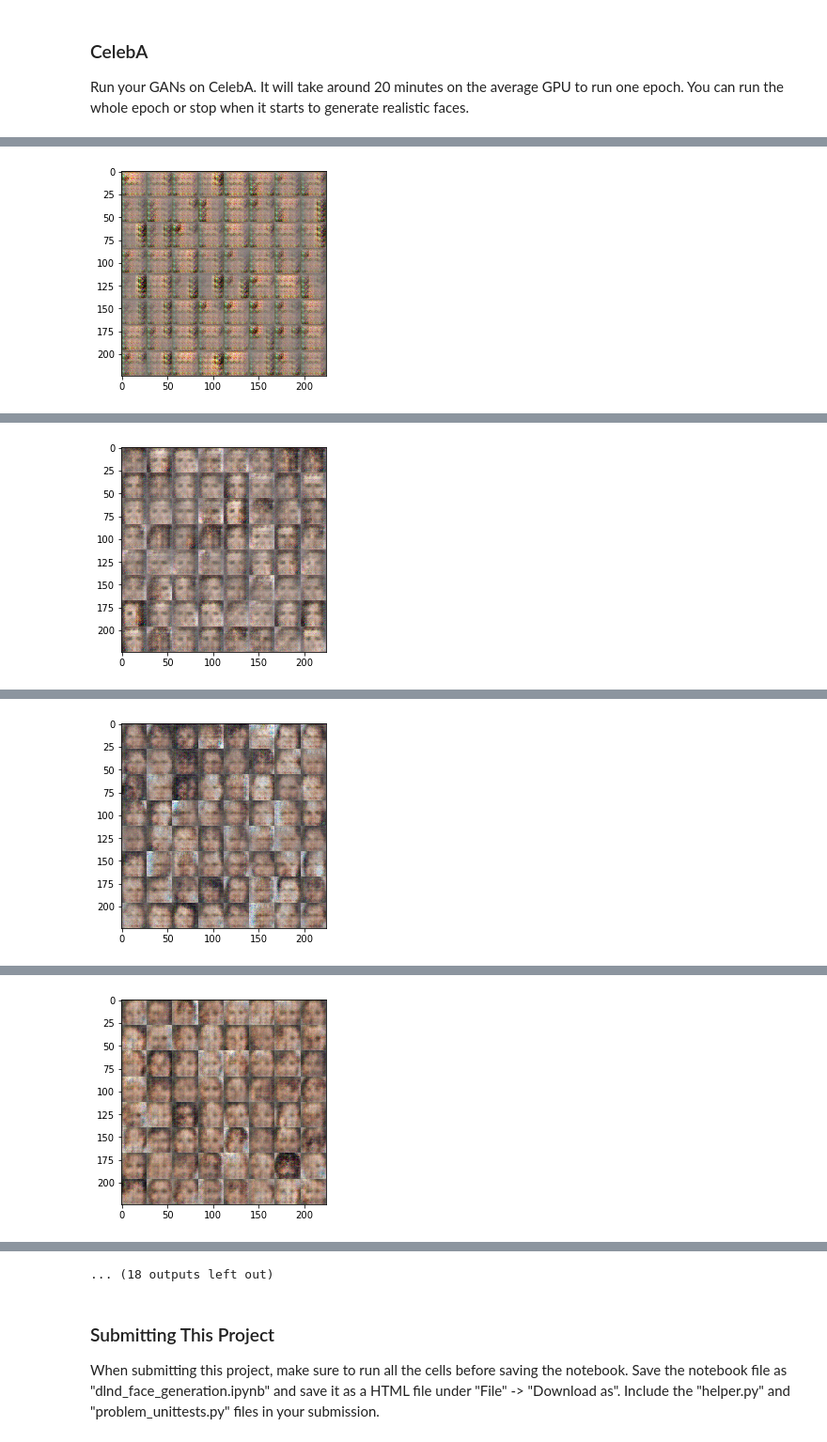
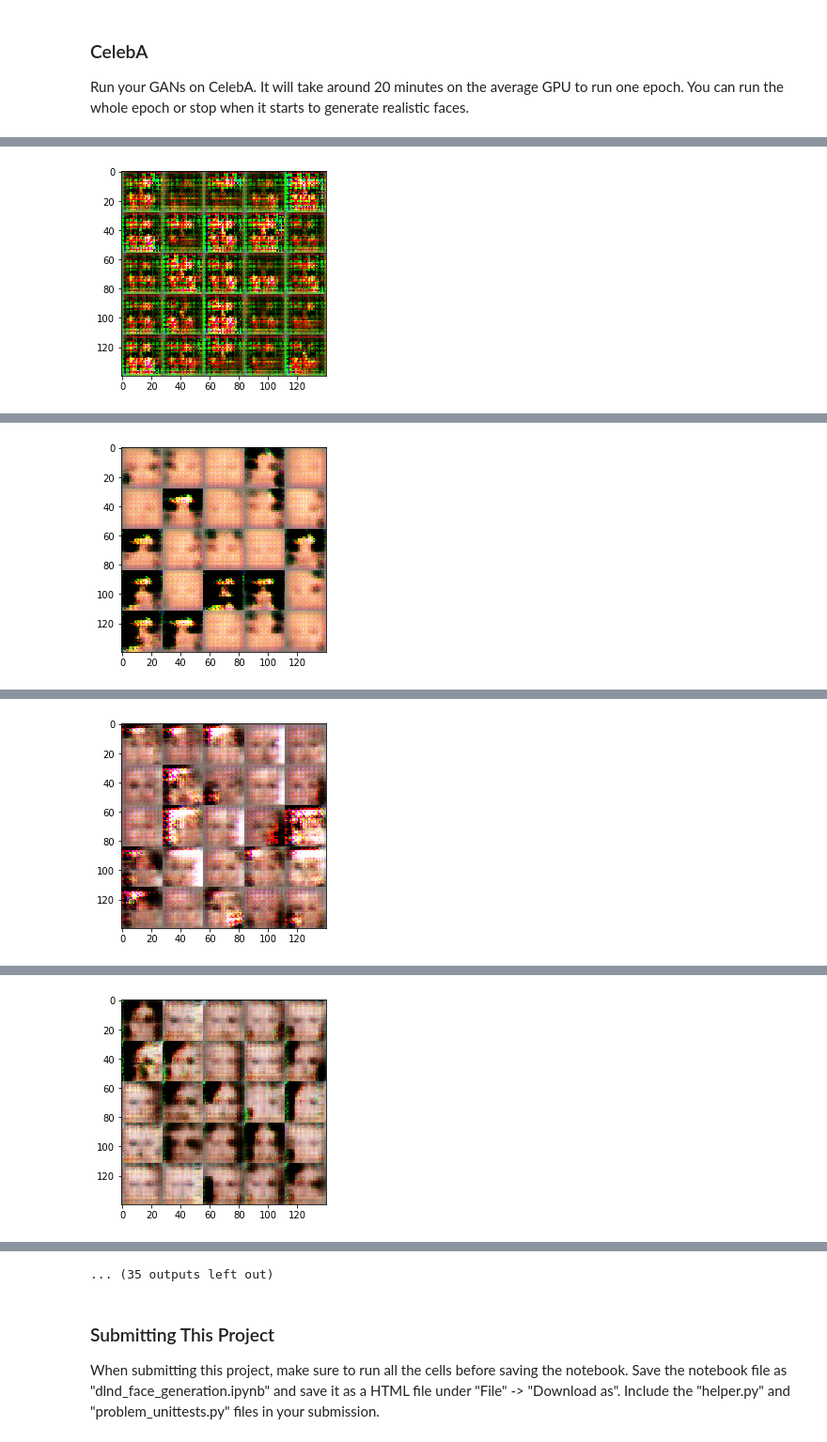
Before and after one commit to samindaa/deep-learning, a Jupyter notebook: face_generation/dlnd_face_generation.ipynb, the cells around one changed output, grey strips where cells are left out. Shown at 94% size. Cells and saved outputs as stored; diff of their text form; code cells hidden in the pictures.

```diff
--- a/face_generation/dlnd_face_generation.ipynb
+++ b/face_generation/dlnd_face_generation.ipynb
@@ -301,8 +301,13 @@ def model_opt(d_loss, g_loss, learning_rate, beta1):
     d_vars = [var for var in t_vars if var.name.startswith('discriminator')]
     g_vars = [var for var in t_vars if var.name.startswith('generator')]
 
+
     d_train_opt = tf.train.AdamOptimizer(learning_rate = learning_rate, beta1 = beta1).minimize(d_loss, var_list=d_vars)
-    g_train_opt = tf.train.AdamOptimizer(learning_rate = learning_rate, beta1 = beta1).minimize(g_loss, var_list=g_vars)
+
+    update_ops = tf.get_collection(tf.GraphKeys.UPDATE_OPS)
+    g_updates = [opt for opt in update_ops if opt.name.startswith('generator')]
+    with tf.control_dependencies(g_updates):
+        g_train_opt = tf.train.AdamOptimizer(learning_rate = learning_rate, beta1 = beta1).minimize(g_loss, var_list=g_vars)
 
     return d_train_opt, g_train_opt
 
@@ -371,28 +376,41 @@ def train(epoch_count, batch_size, z_dim, learning_rate, beta1, get_batches, dat
     d_loss, g_loss = model_loss(input_real, input_z, data_shape[-1])
     d_train_opt, g_train_opt = model_opt(d_loss, g_loss, lr, beta1)
 
-    saver = tf.train.Saver()
+    steps = 0
+    n_images = 25
+    show_output_step = 100
+    print_loss_step = 20
+    losses = []
 
     with tf.Session() as sess:
         sess.run(tf.global_variables_initializer())
         for epoch_i in range(epoch_count):
-            batch_count = 0
             for batch_images in get_batches(batch_size):
                 # TODO: Train Model
+
+                steps += 1
+
                 # Sample random noise for G
                 batch_z = np.random.uniform(-1, 1, size=(batch_size, z_dim))
 
                 # Run optimizers
+                batch_images *= 2
                 _ = sess.run(d_train_opt, feed_dict={input_real: batch_images,
                                                      input_z: batch_z,
                                                      lr: learning_rate})
                 _ = sess.run(g_train_opt, feed_dict={input_z: batch_z,
                                                      lr: learning_rate})
+                if steps % print_loss_step == 0:
+                    train_loss_d = d_loss.eval({input_z: batch_z, input_real: batch_images})
+                    train_loss_g = g_loss.eval({input_z: batch_z})
 
-                batch_count += 1
-                if batch_count % 100 == 0:
-                    print("epoch: {} batch_count: {}".format(epoch_i, batch_count))
-                    show_generator_output(sess, 64, input_z,  data_shape[-1], data_image_mode)
+                    print("Epoch {}/{}...".format(epoch_i+1, epoch_count),
+                          "Discriminator Loss: {:.4f}...".format(train_loss_d),
+                          "Generator Loss: {:.4f}".format(train_loss_g))
+                    losses.append((train_loss_d, train_loss_g))
+
+                if steps % show_output_step == 0:
+                    show_generator_output(sess, 25, input_z,  data_shape[-1], data_image_mode)
 # %% [markdown]
 ### MNIST
 Test your GANs architecture on MNIST.  After 2 epochs, the GANs should be able to generate images that look like handwritten digits.  Make sure the loss of the generator is lower than the loss of the discriminator or close to 0.
@@ -430,10 +472,10 @@ epoch: 1 batch_count: 200
 ### CelebA
 Run your GANs on CelebA.  It will take around 20 minutes on the average GPU to run one epoch.  You can run the whole epoch or stop when it starts to generate realistic faces.
 # %%
-batch_size = 128
+batch_size = 64
 z_dim = 100
-learning_rate = 0.001
-beta1 = 0.0001
+learning_rate = 0.002
+beta1 = 0.5
 
 
 """
@@ -450 +496 @@ epoch: 0 batch_count: 100
-[figure, old version]
+[figure, new version]
@@ -452 +502 @@ epoch: 0 batch_count: 200
-[figure, old version]
+[figure, new version]
@@ -454 +508 @@ epoch: 0 batch_count: 300
-[figure, old version]
+[figure, new version]
@@ -456 +514 @@ epoch: 0 batch_count: 400
-[figure, old version]
+[figure, new version]
@@ -461,4 +527,4 @@ epoch: 0 batch_count: 600
-... (18 outputs left out)
+... (35 outputs left out)
 # %% [markdown]
 ### Submitting This Project
 When submitting this project, make sure to run all the cells before saving the notebook. Save the notebook file as "dlnd_face_generation.ipynb" and save it as a HTML file under "File" -> "Download as". Include the "helper.py" and "problem_unittests.py" files in your submission.
```
Also changed, not shown: parts of 4 cells of this notebook.
